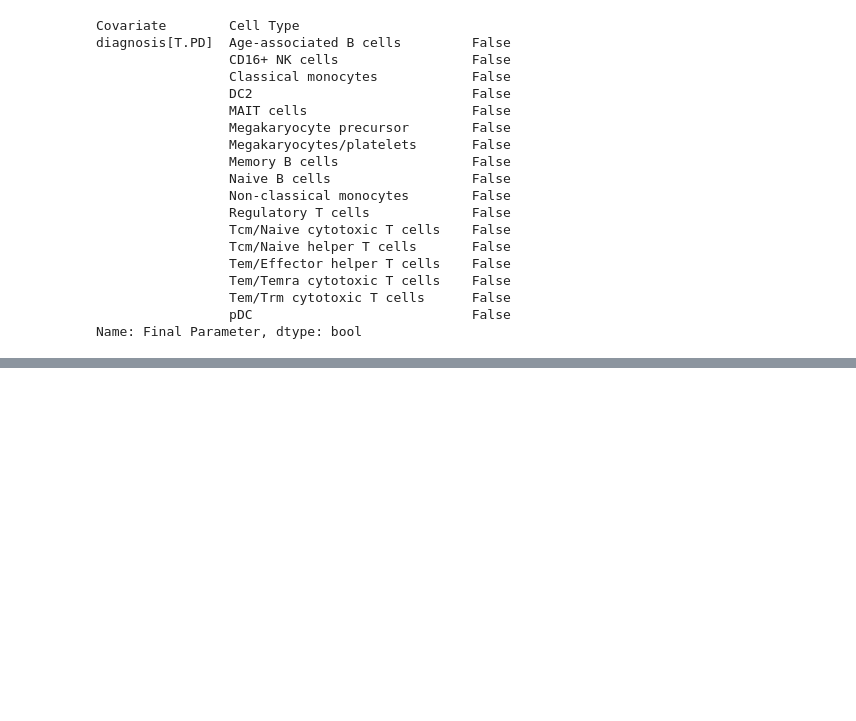
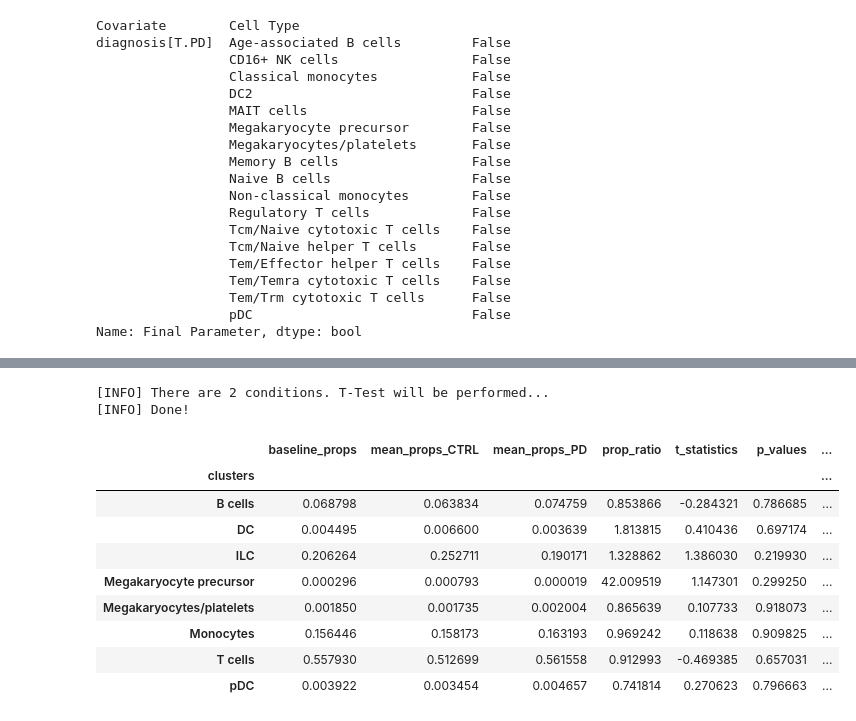
Before and after one commit to zeinabbh/M10, a Jupyter notebook: dataset1_composition.ipynb, the cells around one changed output, grey strips where cells are left out. Cells and saved outputs as stored; diff of their text form; code cells hidden in the pictures; blank space fills up the shorter version.

```diff
--- a/dataset1_composition.ipynb
+++ b/dataset1_composition.ipynb
@@ -488,0 +696,17 @@ sccoda_model.set_fdr(sccoda_data, 0.05)
+# %%
+out = scanpro(adata, samples_col='sample', clusters_col='celltypist_cell_label_coarse', conds_col='diagnosis') # default transformation is logit (can also specify transformation='arcsin')
+
+out.results
+# %% [output]
+[INFO] There are 2 conditions. T-Test will be performed...
+[INFO] Done!
+|  | baseline_props | mean_props_CTRL | mean_props_PD | prop_ratio | t_statistics | p_values | ... |
+| clusters |  |  |  |  |  |  | ... |
+| B cells | 0.068798 | 0.063834 | 0.074759 | 0.853866 | -0.284321 | 0.786685 | ... |
+| DC | 0.004495 | 0.006600 | 0.003639 | 1.813815 | 0.410436 | 0.697174 | ... |
+| ILC | 0.206264 | 0.252711 | 0.190171 | 1.328862 | 1.386030 | 0.219930 | ... |
+| Megakaryocyte precursor | 0.000296 | 0.000793 | 0.000019 | 42.009519 | 1.147301 | 0.299250 | ... |
+| Megakaryocytes/platelets | 0.001850 | 0.001735 | 0.002004 | 0.865639 | 0.107733 | 0.918073 | ... |
+| Monocytes | 0.156446 | 0.158173 | 0.163193 | 0.969242 | 0.118638 | 0.909825 | ... |
+| T cells | 0.557930 | 0.512699 | 0.561558 | 0.912993 | -0.469385 | 0.657031 | ... |
+| pDC | 0.003922 | 0.003454 | 0.004657 | 0.741814 | 0.270623 | 0.796663 | ... |
```
Also changed, not shown: parts of 8 cells of this notebook, 9 other files.
